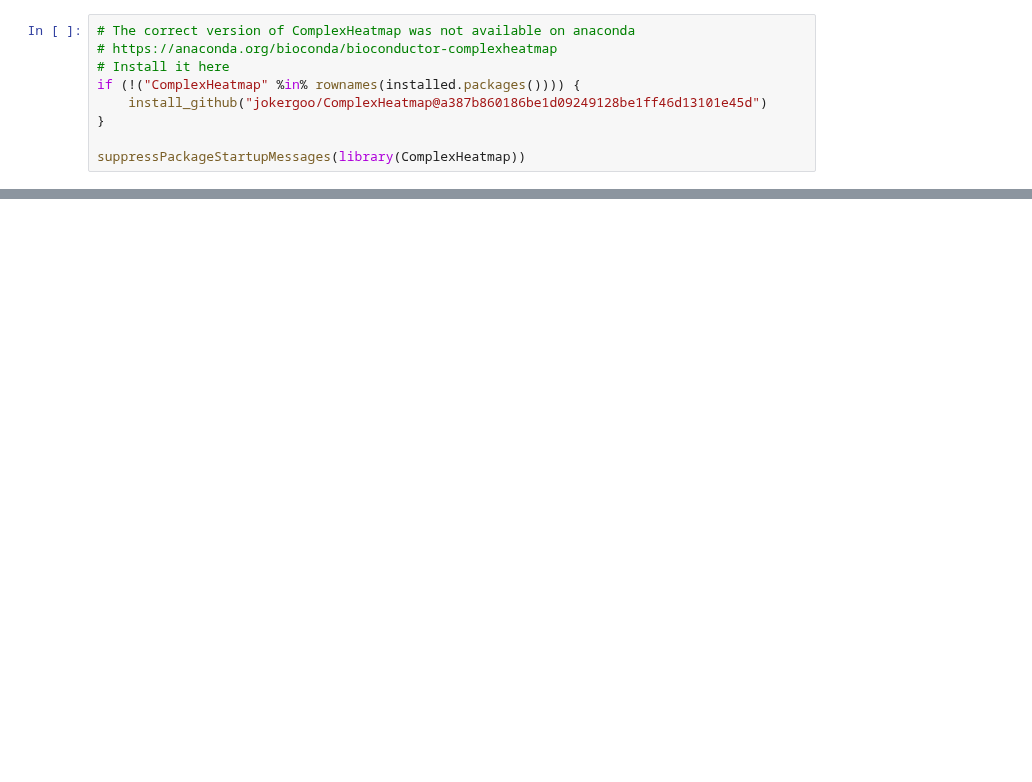
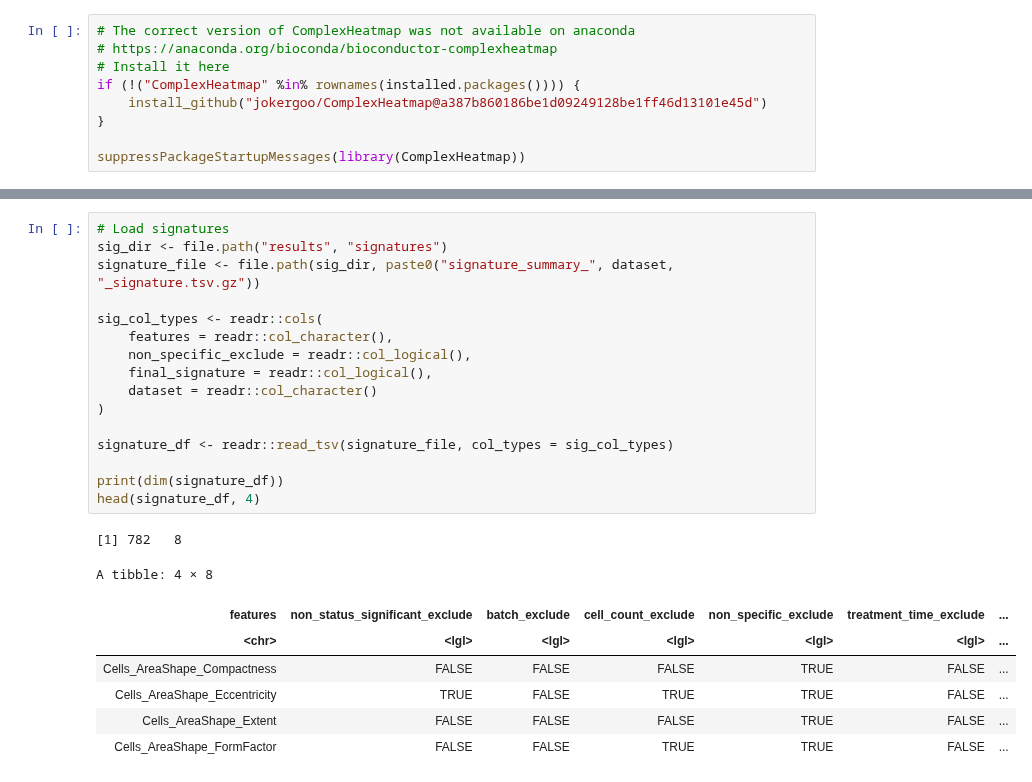
Before and after one commit to broadinstitute/profiling-resistance-mechanisms, a Jupyter notebook: 3.resistance-signature/7.profile-heatmaps.ipynb, the cells around one changed output, grey strips where cells are left out. Saved outputs shown, nothing was run; the diff lists cells and outputs as text; blank space fills up the shorter version.

```diff
--- a/3.resistance-signature/7.profile-heatmaps.ipynb
+++ b/3.resistance-signature/7.profile-heatmaps.ipynb
@@ -62,3 +63,28 @@ A tibble: 3 × 3548
+# %%
+# Load signatures
+sig_dir <- file.path("results", "signatures")
+signature_file <- file.path(sig_dir, paste0("signature_summary_", dataset, "_signature.tsv.gz"))
+
+sig_col_types <- readr::cols(
+    features = readr::col_character(),
+    non_specific_exclude = readr::col_logical(),
+    final_signature = readr::col_logical(),
+    dataset = readr::col_character()
+)
+
+signature_df <- readr::read_tsv(signature_file, col_types = sig_col_types)
+
+print(dim(signature_df))
+head(signature_df, 4)
+# %% [output]
+[1] 782   8
+A tibble: 4 × 8
+| features | non_status_significant_exclude | batch_exclude | cell_count_exclude | non_specific_exclude | treatment_time_exclude | ... |
+| <chr> | <lgl> | <lgl> | <lgl> | <lgl> | <lgl> | ... |
+| Cells_AreaShape_Compactness | FALSE | FALSE | FALSE | TRUE | FALSE | ... |
+| Cells_AreaShape_Eccentricity | TRUE | FALSE | TRUE | TRUE | FALSE | ... |
+| Cells_AreaShape_Extent | FALSE | FALSE | FALSE | TRUE | FALSE | ... |
+| Cells_AreaShape_FormFactor | FALSE | FALSE | TRUE | TRUE | FALSE | ... |
 # %%
 # Load feature selection results
 feat_file <- file.path(data_dir, "dataset_features_selected.tsv")
```
Also changed, not shown: parts of 8 cells of this notebook, 1 other file.
